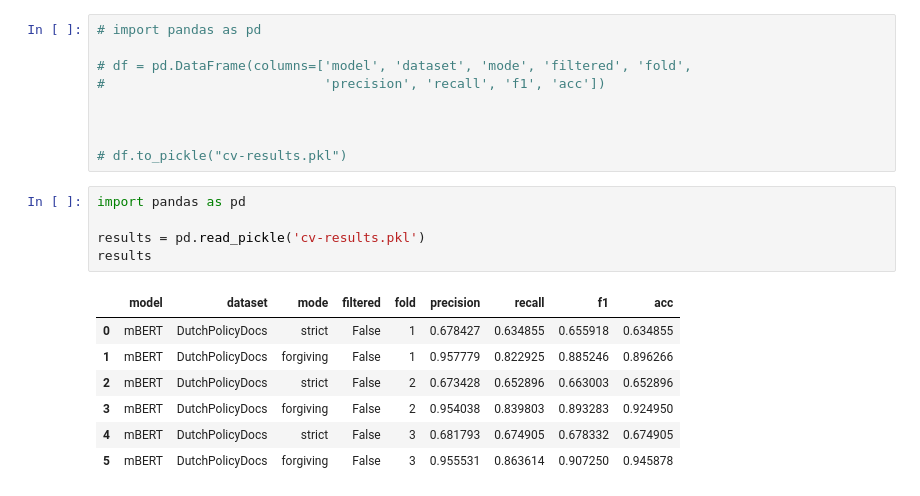
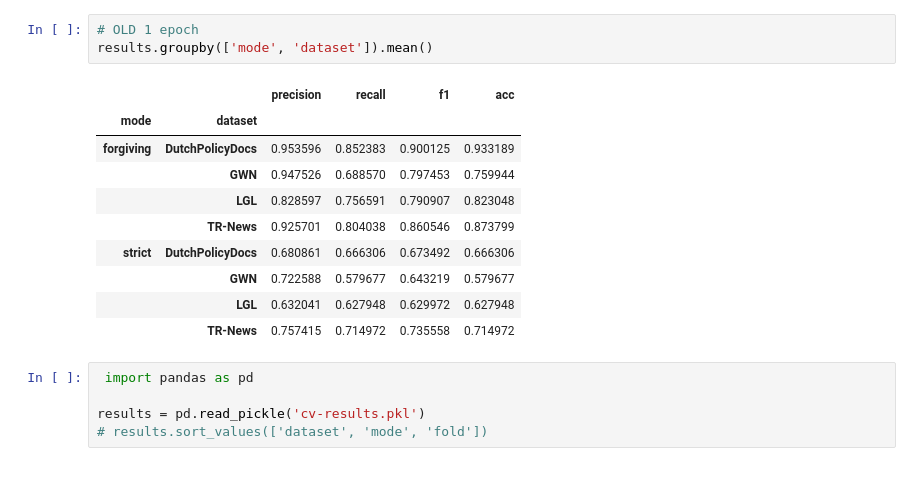
Before and after one commit to BernardWez/thesis, a Jupyter notebook: results/Cross validation results.ipynb, the cells around one changed output. Saved outputs shown, nothing was run; the diff lists cells and outputs as text.

```diff
--- a/results/Cross validation results.ipynb
+++ b/results/Cross validation results.ipynb
@@ -1,22 +36,19 @@
+# %%
+# OLD 1 epoch
+results.groupby(['mode', 'dataset']).mean()
+# %% [output]
+|  |  | precision | recall | f1 | acc |
+| mode | dataset |  |  |  |  |
+| forgiving | DutchPolicyDocs | 0.953596 | 0.852383 | 0.900125 | 0.933189 |
+|  | GWN | 0.947526 | 0.688570 | 0.797453 | 0.759944 |
+|  | LGL | 0.828597 | 0.756591 | 0.790907 | 0.823048 |
+|  | TR-News | 0.925701 | 0.804038 | 0.860546 | 0.873799 |
+| strict | DutchPolicyDocs | 0.680861 | 0.666306 | 0.673492 | 0.666306 |
+|  | GWN | 0.722588 | 0.579677 | 0.643219 | 0.579677 |
+|  | LGL | 0.632041 | 0.627948 | 0.629972 | 0.627948 |
+|  | TR-News | 0.757415 | 0.714972 | 0.735558 | 0.714972 |
 # %%
-# import pandas as pd
+ import pandas as pd
 
-# df = pd.DataFrame(columns=['model', 'dataset', 'mode', 'filtered', 'fold',
-#                            'precision', 'recall', 'f1', 'acc'])
-
-
-
-# df.to_pickle("cv-results.pkl")
+results = pd.read_pickle('cv-results.pkl')
+# results.sort_values(['dataset', 'mode', 'fold'])
-# %%
-import pandas as pd
-
-results = pd.read_pickle('cv-results.pkl')
-results
-# %% [output]
-|  | model | dataset | mode | filtered | fold | precision | recall | f1 | acc |
-| 0 | mBERT | DutchPolicyDocs | strict | False | 1 | 0.678427 | 0.634855 | 0.655918 | 0.634855 |
-| 1 | mBERT | DutchPolicyDocs | forgiving | False | 1 | 0.957779 | 0.822925 | 0.885246 | 0.896266 |
-| 2 | mBERT | DutchPolicyDocs | strict | False | 2 | 0.673428 | 0.652896 | 0.663003 | 0.652896 |
-| 3 | mBERT | DutchPolicyDocs | forgiving | False | 2 | 0.954038 | 0.839803 | 0.893283 | 0.924950 |
-| 4 | mBERT | DutchPolicyDocs | strict | False | 3 | 0.681793 | 0.674905 | 0.678332 | 0.674905 |
-| 5 | mBERT | DutchPolicyDocs | forgiving | False | 3 | 0.955531 | 0.863614 | 0.907250 | 0.945878 |
```
Also changed, not shown: parts of 3 cells of this notebook, 3 other files.
